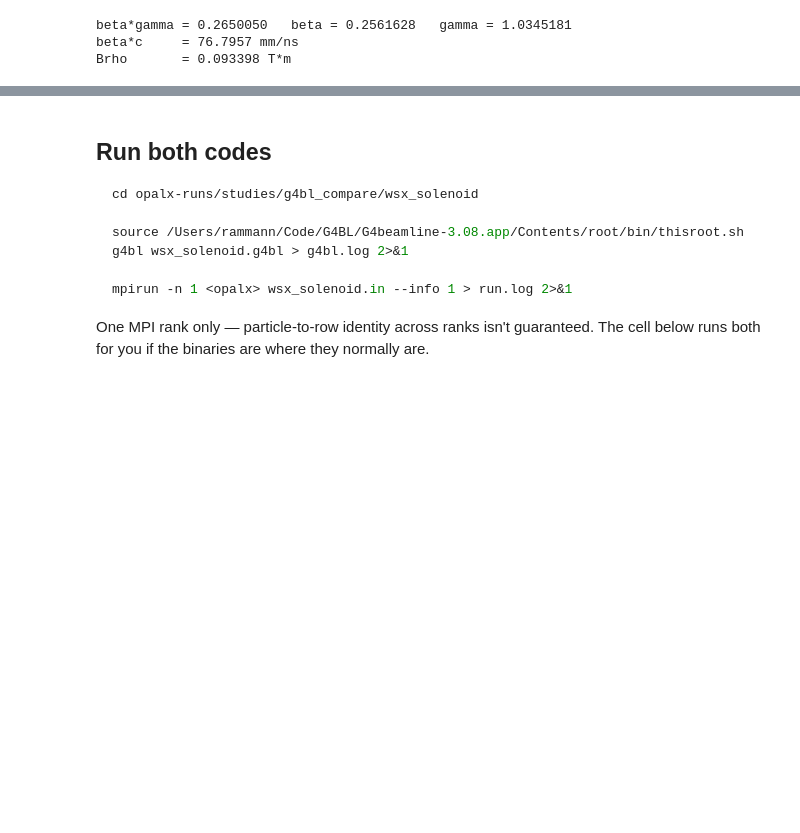
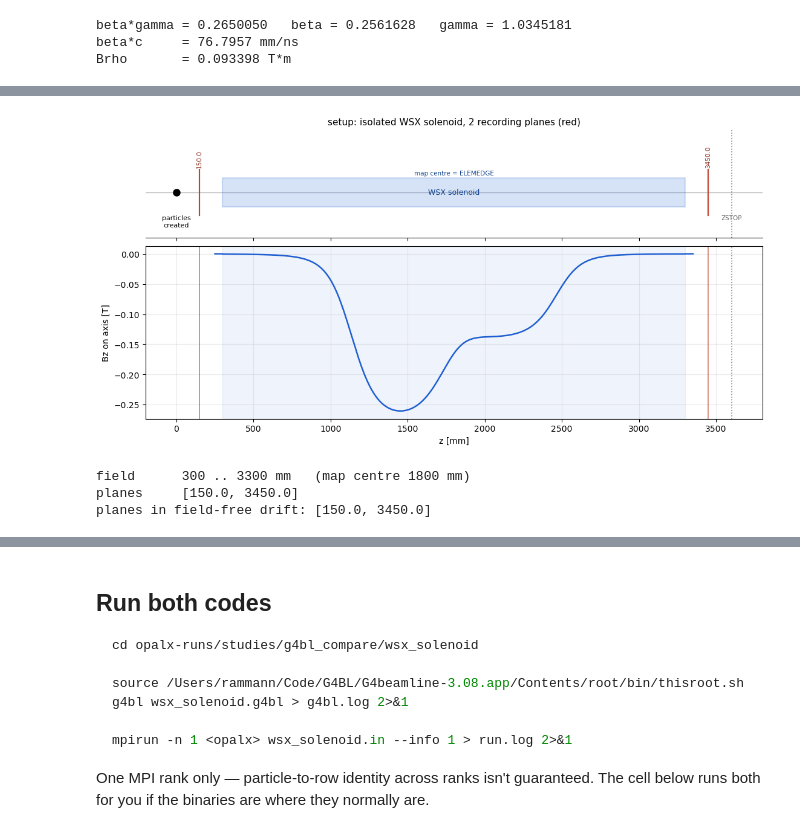
Before and after one commit to rammann/opalx-runs, a Jupyter notebook: studies/g4bl_compare/wsx_solenoid/compare.ipynb, the cells around one changed output, grey strips where cells are left out. Saved outputs shown, nothing was run; the diff lists cells and outputs as text; code cells hidden in the pictures; blank space fills up the shorter version.

```diff
--- a/studies/g4bl_compare/wsx_solenoid/compare.ipynb
+++ b/studies/g4bl_compare/wsx_solenoid/compare.ipynb
@@ -60 +71,75 @@ Brho       = 0.093398 T*m
+# %%
+# --- the setup being tested -------------------------------------------------
+# Geometry is fixed by the two input files and is the same in both codes:
+#   g4bl  `place MAG z=1800`, map local z -1500..+1500  -> field at 300..3300 mm
+#   opalx `SOLENOID ELEMEDGE = 1.800`                   -> field at 0.300..3.300 m
+# ELEMEDGE is the lab position of the map CENTRE, not of the field start.
+MAP_CENTRE_MM = 1800
+FIELD_MM      = (300, 3300)
+ZSTOP_MM      = 3600
+PLANES = PLANES_MM if "PLANES_MM" in dir() else [Z_IN_MM, Z_OUT_MM]
+
+fig, ax = plt.subplots(2, 1, figsize=(11, 5.5), sharex=True,
+                       gridspec_kw=dict(height_ratios=[1, 1.6]),
+                       constrained_layout=True)
+
+# ---- schematic ----
+a = ax[0]
+a.axhline(0, color="0.75", lw=1, zorder=0)
+a.add_patch(plt.Rectangle((FIELD_MM[0], -0.35), FIELD_MM[1] - FIELD_MM[0], 0.7,
+                          facecolor="#1f5fd1", alpha=0.18, edgecolor="#1f5fd1", lw=1.5))
+a.text(np.mean(FIELD_MM), 0, "WSX solenoid",
+       ha="center", va="center", fontsize=9, color="#14458f")
+#a.plot([MAP_CENTRE_MM], [0], "v", ms=7, color="#14458f")
+a.annotate("map centre = ELEMEDGE", (MAP_CENTRE_MM, 0.42), ha="center", fontsize=7.5,
+           color="#14458f")
+
+a.plot([0], [0], "o", ms=8, color="black", zorder=5)
+a.annotate("particles\ncreated", (0, -0.55), ha="center", va="top", fontsize=8)
+#a.annotate("", xy=(700, 0.75), xytext=(0, 0.75),
+           #arrowprops=dict(arrowstyle="->", color="0.35"))
+#a.text(350, 0.85, "beam", ha="center", fontsize=8, color="0.35")
+
+for z in PLANES:
+    a.plot([z, z], [-0.55, 0.55], "-", color="#c1432d", lw=1.6)
+    a.annotate(f"{z}", (z, 0.62), ha="center", fontsize=7.5, rotation=90,
+               color="#8f2f1f")
+a.axvline(ZSTOP_MM, color="0.5", ls=":", lw=1.2)
+a.annotate("ZSTOP", (ZSTOP_MM, -0.55), ha="center", va="top", fontsize=7.5, color="0.4")
+
+a.set_ylim(-1.1, 1.5); a.set_yticks([])
+a.set_title(f"setup: isolated WSX solenoid, {len(PLANES)} recording plane"
+            f"{'s' if len(PLANES) > 1 else ''} (red)", fontsize=11)
+for side in ("left", "right", "top"):
+    a.spines[side].set_visible(False)
+
+# ---- on-axis field, if g4bl has already been run ----
+b = ax[1]
+axis_file = Path("g4bl_axis.txt")
+if axis_file.is_file():
+    d = np.loadtxt(axis_file, comments="#", ndmin=2)
+    b.plot(d[:, 2], d[:, 6], "-", color="#1f5fd1", lw=1.8)
+    b.set_ylabel("Bz on axis [T]")
+else:
+    b.text(0.5, 0.5, "run g4bl to see the on-axis field here",
+           transform=b.transAxes, ha="center", va="center", color="0.5", fontsize=9)
+    b.set_yticks([])
+b.axvspan(*FIELD_MM, color="#1f5fd1", alpha=0.07)
+for z in PLANES:
+    b.axvline(z, color="#c1432d", lw=1.2, alpha=0.7)
+b.axvline(ZSTOP_MM, color="0.5", ls=":", lw=1.2)
+b.grid(alpha=0.25)
+b.set_xlabel("z [mm]")
+b.set_xlim(-200, ZSTOP_MM + 200)
+plt.show()
+
+print(f"field      {FIELD_MM[0]} .. {FIELD_MM[1]} mm   (map centre {MAP_CENTRE_MM} mm)")
+print(f"planes     {PLANES}")
+print(f"planes in field-free drift: "
+      f"{[z for z in PLANES if z < FIELD_MM[0] or z > FIELD_MM[1]]}")
+# %% [output]
+[figure, added]
+field      300 .. 3300 mm   (map centre 1800 mm)
+planes     [150.0, 3450.0]
+planes in field-free drift: [150.0, 3450.0]
 # %% [markdown]
```
Also changed, not shown: parts of 21 cells of this notebook, 8 other files.
